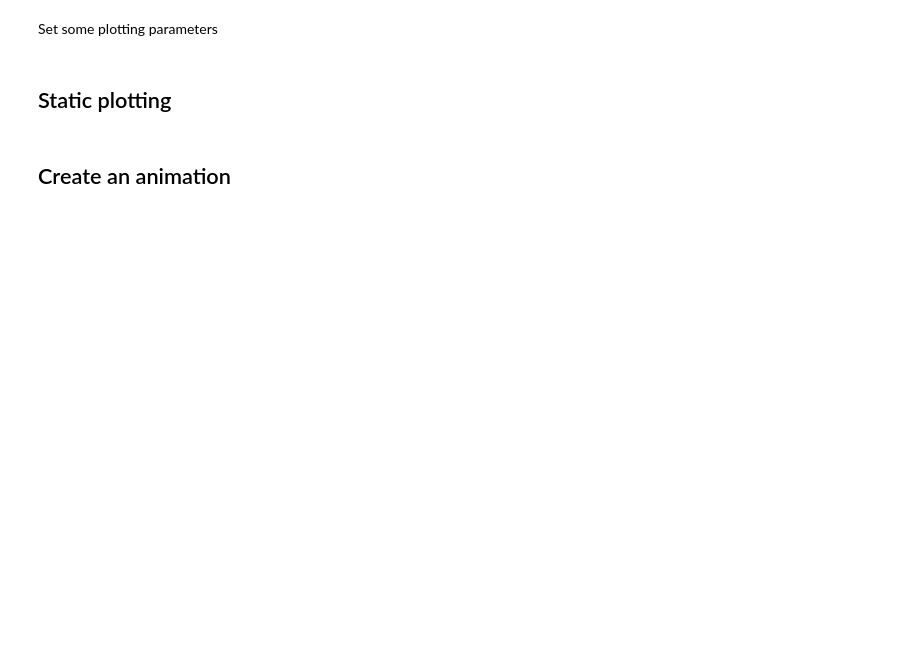
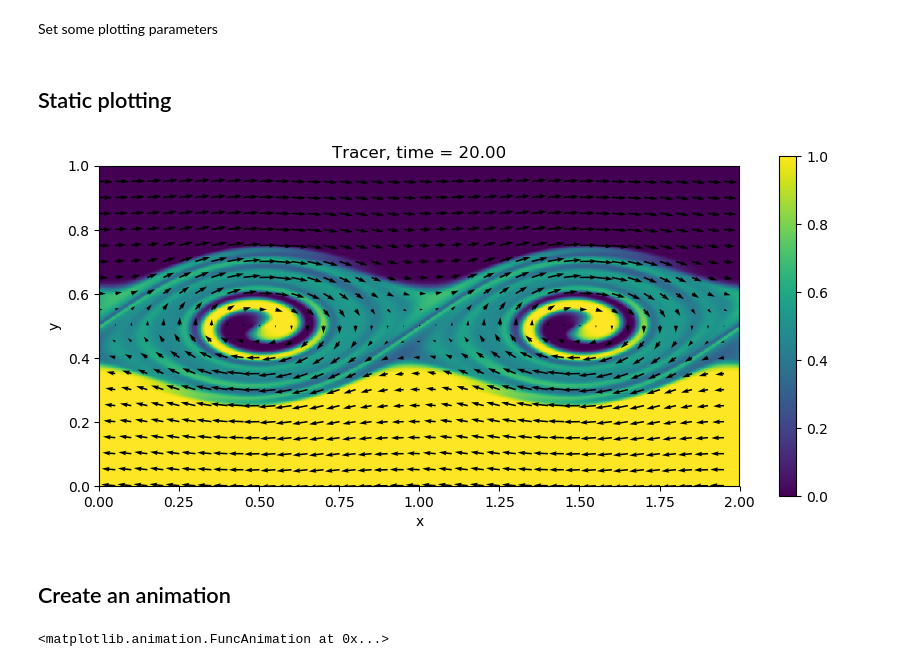
Before and after one commit to birnstiel/pluto_khi_setup, a Jupyter notebook: pluto_KHI.ipynb, the cells around one changed output. Drawn from its saved outputs; the diff is of its cells as text; code cells hidden in the pictures; blank space fills up the shorter version.

```diff
--- a/pluto_KHI.ipynb
+++ b/pluto_KHI.ipynb
@@ -38,14 +59,17 @@ elif quantity is 'tr1':
 # %%
 D1 = D[-1]
 
-f,ax = plt.subplots(figsize=(6,2))
+f,ax = plt.subplots(figsize=(10,4))
 cc = ax.pcolormesh(D1.x1,D1.x2,D1.tr1.T,vmin=0,vmax=1)
 ax.set_title('{}, time = {:.2f}'.format(name,D1.SimTime))
 ax.set_aspect('equal')
 ax.set_xlabel('x')
 ax.set_ylabel('y')
 qq=ax.quiver(D1.x1[::q],D1.x2[::q],D1.vx1[::q,::q].T,D1.vx2[::q,::q].T,scale=None)
-cc=plt.colorbar(cc,ax=ax);
+cc=plt.colorbar(cc,ax=ax)
+f.subplots_adjust(left=0.1,bottom=0.1,right=0.9,top=0.95);
+# %% [output]
+[figure, added]
 # %% [markdown]
 ## Create an animation
 # %%
@@ -81,0 +106,4 @@ display(anim)
+# %%
+display(anim)
+# %% [output]
+<matplotlib.animation.FuncAnimation at 0x...>
```
Also changed, not shown: parts of 4 cells of this notebook, 1 other file.
